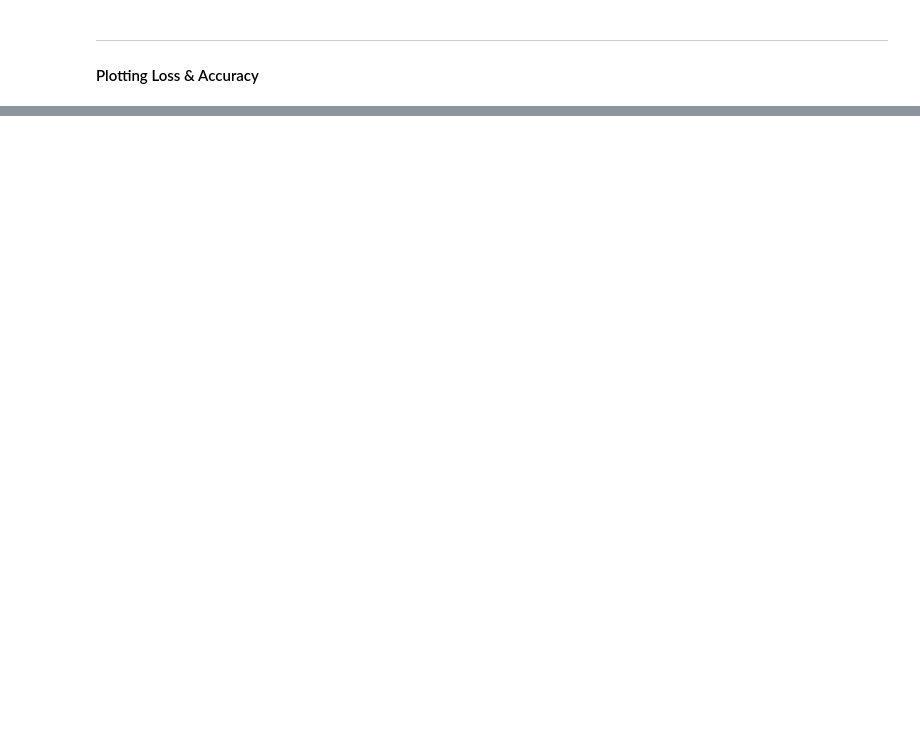
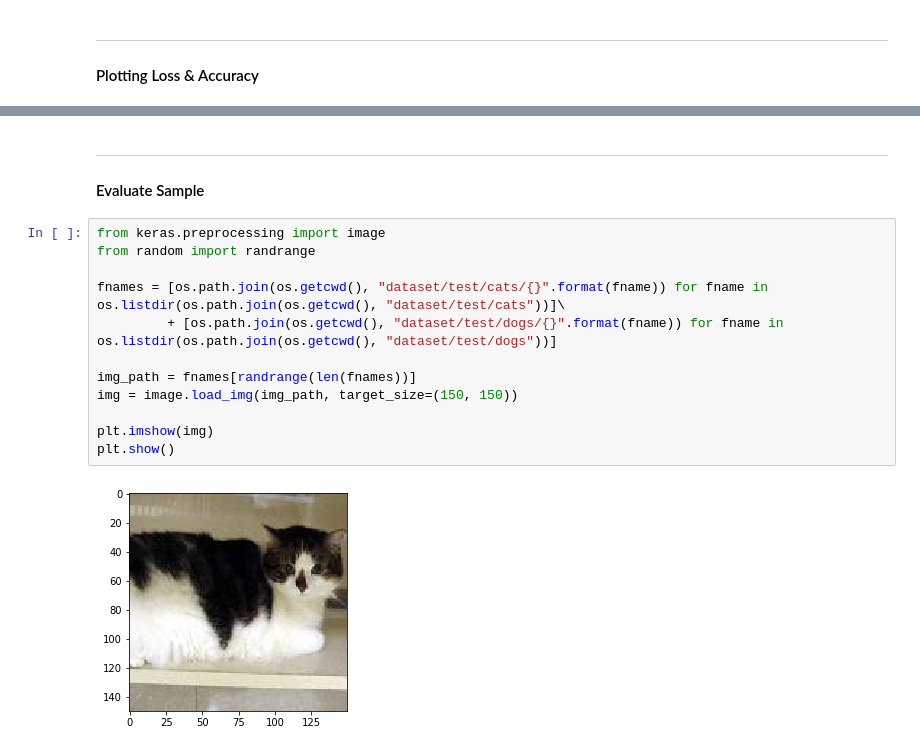
Before and after one commit to NXXR/HCU-project, a Jupyter notebook: tutorialProjects/convnetFromScratch/convnetFromScratch.ipynb, the cells around one changed output, grey strips where cells are left out. Saved outputs shown, nothing was run; the diff lists cells and outputs as text; blank space fills up the shorter version.

```diff
--- a/tutorialProjects/convnetFromScratch/convnetFromScratch.ipynb
+++ b/tutorialProjects/convnetFromScratch/convnetFromScratch.ipynb
@@ -137,0 +146,18 @@ plt.show()
+# %% [markdown]
+
+----
+#### Evaluate Sample
+# %%
+from keras.preprocessing import image
+from random import randrange
+
+fnames = [os.path.join(os.getcwd(), "dataset/test/cats/{}".format(fname)) for fname in os.listdir(os.path.join(os.getcwd(), "dataset/test/cats"))]\
+         + [os.path.join(os.getcwd(), "dataset/test/dogs/{}".format(fname)) for fname in os.listdir(os.path.join(os.getcwd(), "dataset/test/dogs"))]
+
+img_path = fnames[randrange(len(fnames))]
+img = image.load_img(img_path, target_size=(150, 150))
+
+plt.imshow(img)
+plt.show()
+# %% [output]
+[figure, added]
```
Also changed, not shown: parts of 4 cells of this notebook, 2 other files.
